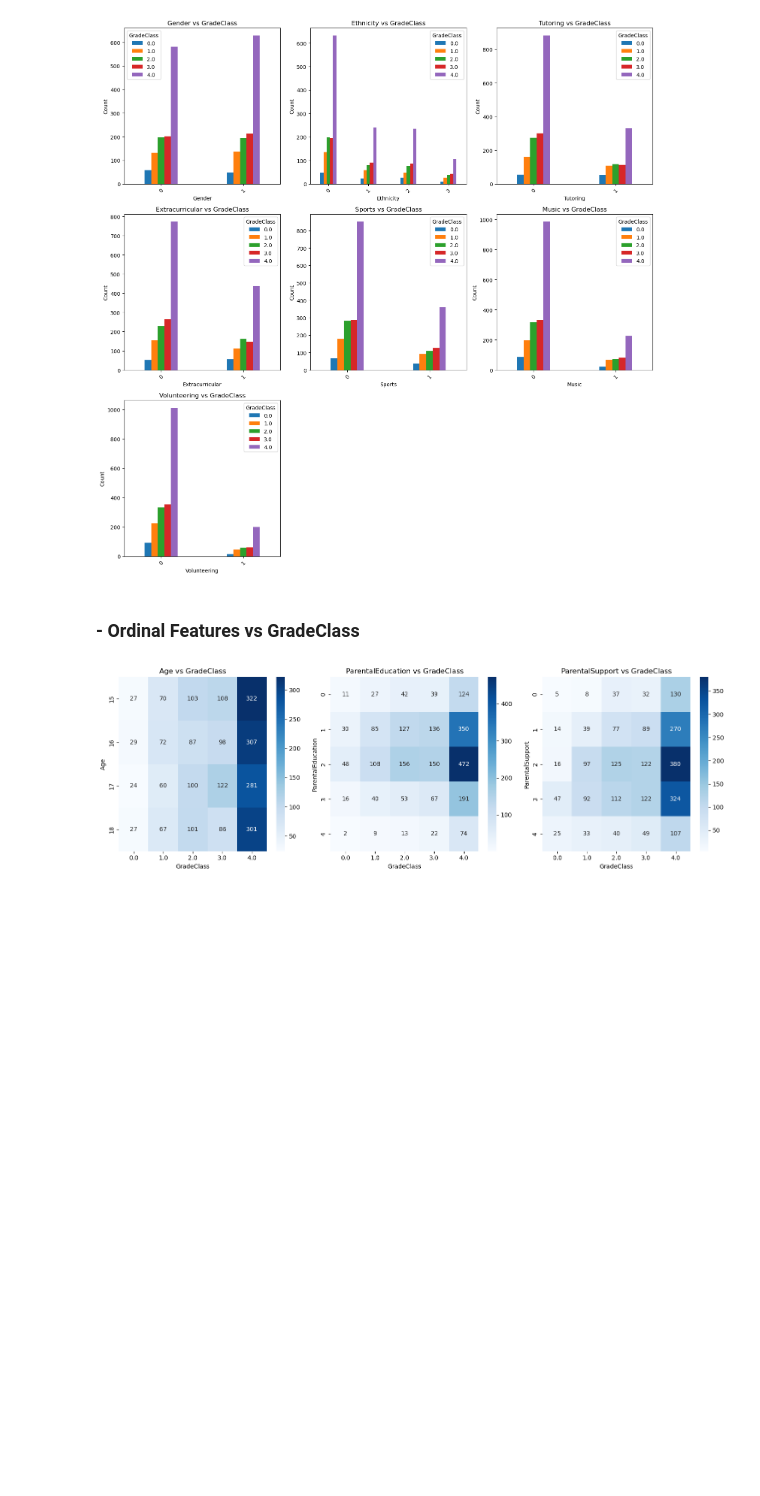
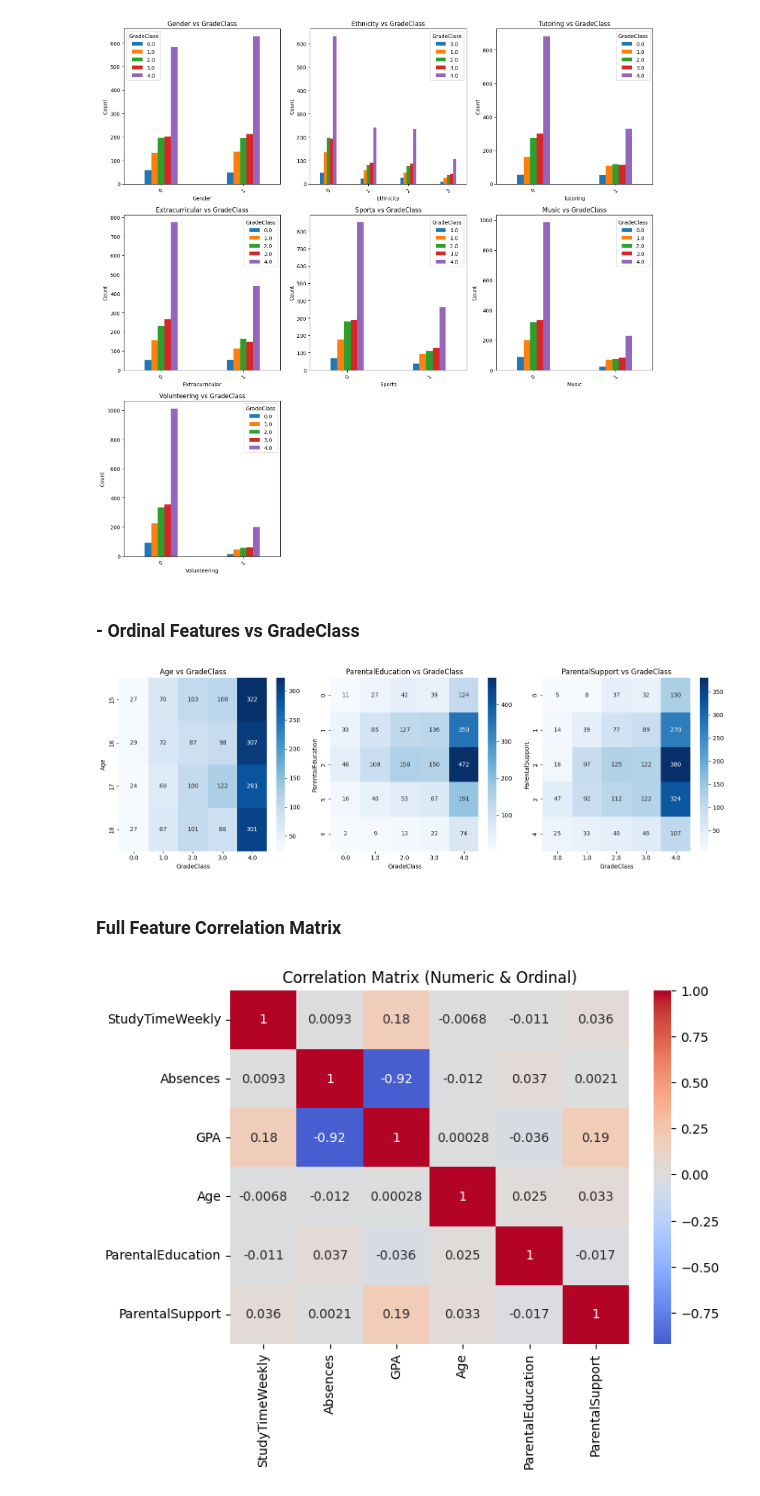
Before and after one commit to jeremiafourie/BrightPath-Grade-Predictor, a Jupyter notebook: notebooks/eda.ipynb, the cells around one changed output. Drawn from its saved outputs; the diff is of its cells as text; code cells hidden in the pictures; blank space fills up the shorter version.

```diff
--- a/notebooks/eda.ipynb
+++ b/notebooks/eda.ipynb
@@ -220,3 +220,14 @@ plt.tight_layout()
 plt.show()
 # %% [output]
 [figure]
+# %% [markdown]
+### Full Feature Correlation Matrix
+# %%
+corr = data[['StudyTimeWeekly','Absences','GPA',
+             'Age','ParentalEducation','ParentalSupport']].corr()
+plt.figure(figsize=(7,5))
+sns.heatmap(corr, annot=True, center=0, cmap='coolwarm')
+plt.title('Correlation Matrix (Numeric & Ordinal)')
+plt.show()
+# %% [output]
+[figure, added]
```
Also changed, not shown: parts of 5 cells of this notebook.
